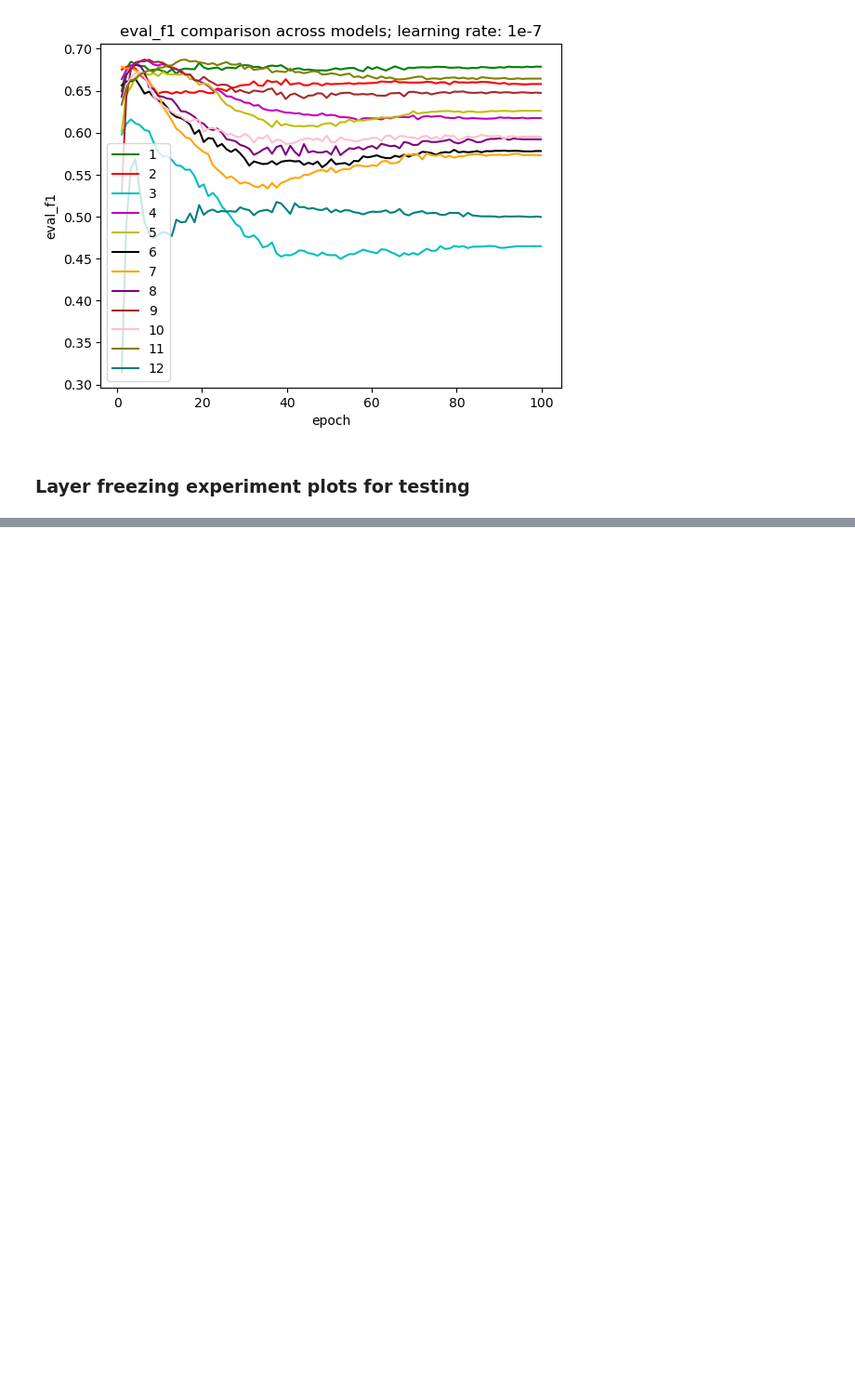
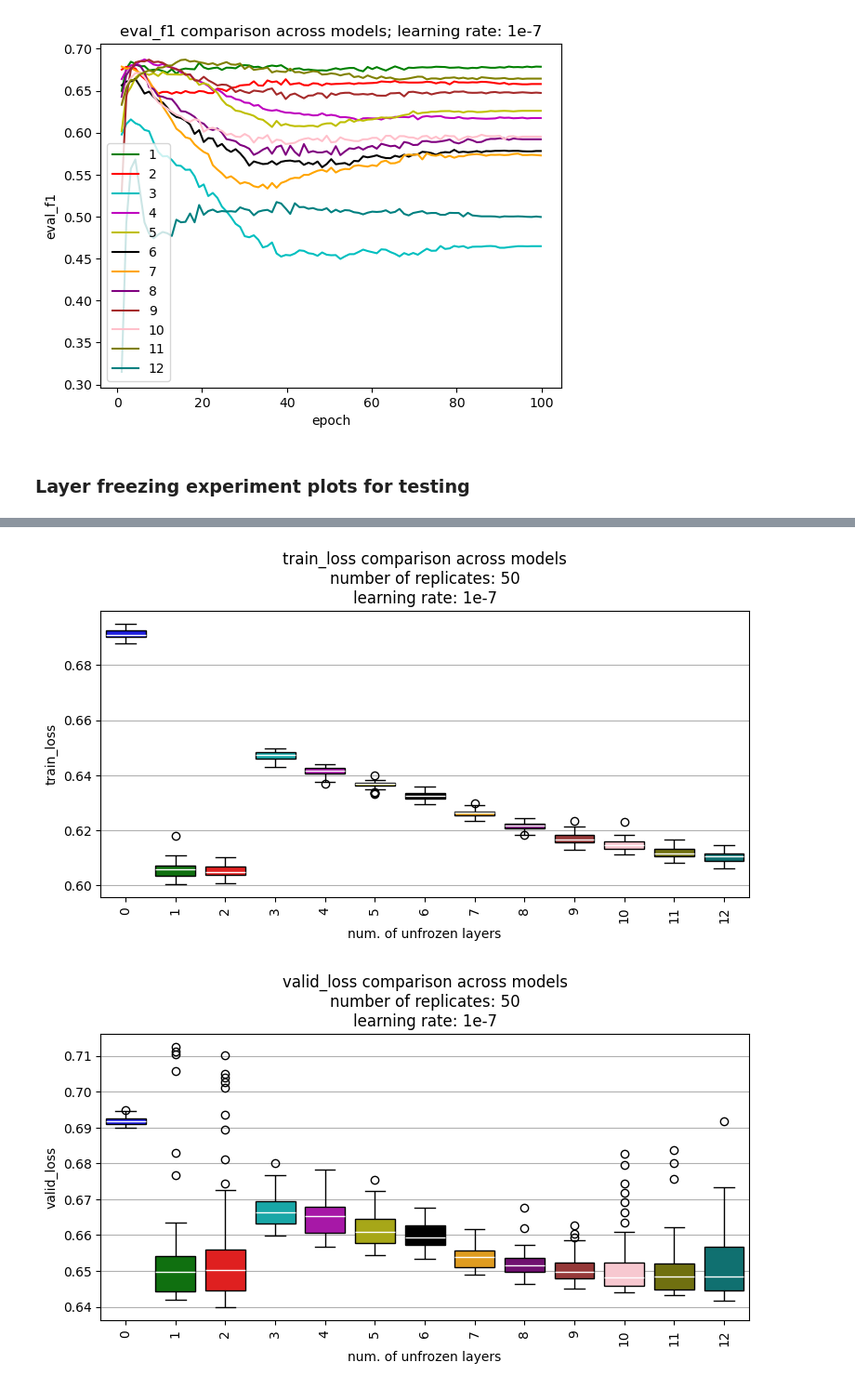
Before and after one commit to ninasachdev/QCB557_project, a Jupyter notebook: make_plots.ipynb, the cells around one changed output, grey strips where cells are left out. Shown at 93% size. Saved outputs shown, nothing was run; the diff lists cells and outputs as text; code cells hidden in the pictures; blank space fills up the shorter version.

Commit message:
best model from 50 replicates analysis

```diff
--- a/make_plots.ipynb
+++ b/make_plots.ipynb
@@ -280,0 +352,17 @@ plt.show()
+# %%
+all_test_data = {}
+for rep in replicates:
+    for layer in layers:
+        model_name = f'fine_tune_parallel_v{layer}'
+        results = pd.read_csv(f'{replicate_results_dir}/rep{rep}/results_{model_name}.csv')
+
+        true_labels = results['true_labels']
+        predicted_labels = results['predicted_labels']
+
+        accuracy = accuracy_score(true_labels, predicted_labels)
+        precision = precision_score(true_labels, predicted_labels)
+        recall = recall_score(true_labels, predicted_labels)
+        f1 = f1_score(true_labels, predicted_labels)
+
+        all_test_data[f'rep{rep}_{model_name}'] = {'accuracy': accuracy, 'precision': precision, 'recall': recall,
+                                      'f1': f1}
@@ -280,0 +396,32 @@ plt.show()
+# %%
+for data_type in ['train_loss', 'valid_loss', 'eval_accuracy', 'eval_precision', 'eval_recall', 'eval_f1',
+                 'test_accuracy', 'test_precision', 'test_recall', 'test_f1']:
+
+    boxplot_df = pd.DataFrame()
+    for layer in layers:
+        if 'test' in data_type:
+            boxplot_df[f'fine_tune_parallel_v{layer}'] = layer_test_data[f'fine_tune_parallel_v{layer}'][data_type]
+        else:
+            boxplot_df[f'fine_tune_parallel_v{layer}'] = layer_train_data[f'fine_tune_parallel_v{layer}'][data_type]
+
+
+    #boxplot of replicate performance metrics
+    #x-axis: number of layers unfrozen
+    #y-axis: score
+
+    colors = ['b', 'g', 'r', 'c', 'm', 'y', 'k', 'orange', 'purple', 'brown', 'pink', 'olive', 'teal']
+
+    fig, ax = plt.subplots(nrows=1,figsize=(9, 4));
+
+    sns.boxplot(boxplot_df, palette = colors, medianprops=dict(color="white"));
+    ax.tick_params(axis='x', rotation=90);
+    ax.set_xticklabels(list(layers));
+
+    ax.yaxis.grid(True);
+    ax.set_xlabel('num. of unfrozen layers');
+    plt.title(f'{data_type} comparison across models\nnumber of replicates: {len(replicates)}\nlearning rate: {lr}');
+    plt.ylabel(f'{data_type}');
+    plt.show()
+# %% [output]
+[figure, added]
+[figure, added]
```
Also changed, not shown: parts of 11 cells of this notebook, 2 other files.
